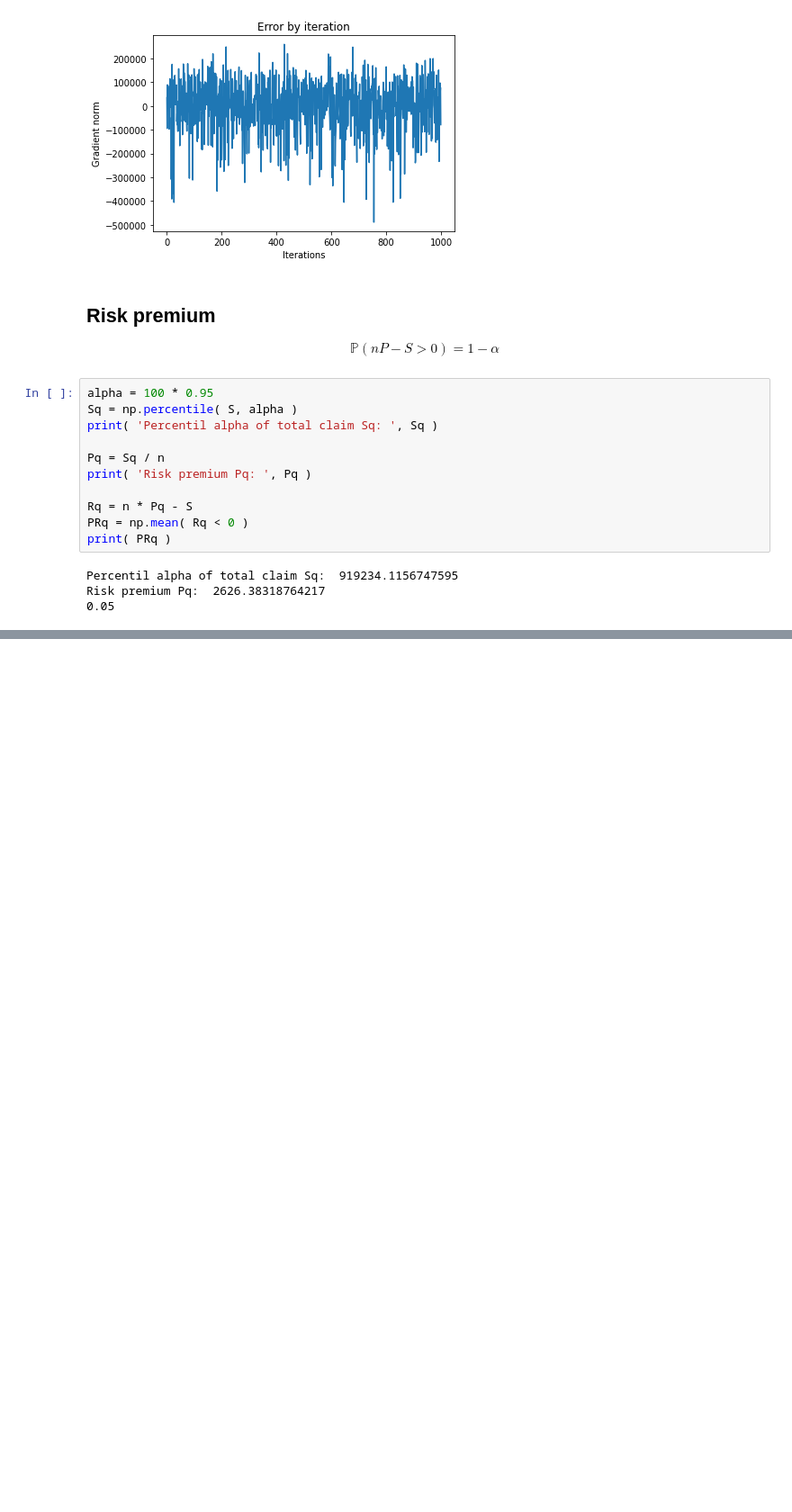
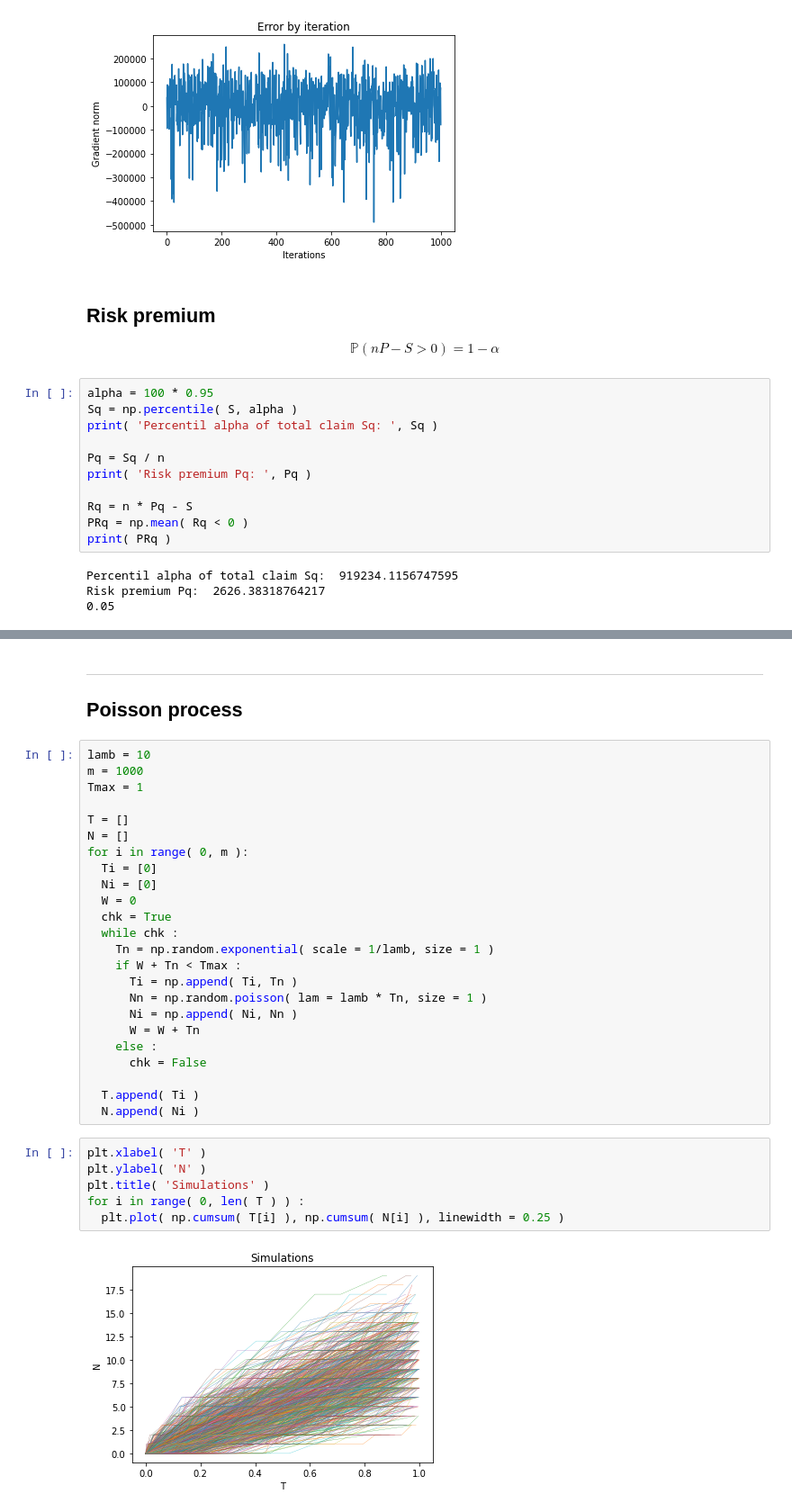
Before and after one commit to Geostatistic/actuarial_mathematics, a Jupyter notebook: jupyter/act_math_3.ipynb, the cells around one changed output, grey strips where cells are left out. Shown: that part at 90% size. Saved outputs shown, nothing was run; the diff lists cells and outputs as text; blank space fills up the shorter version.

```diff
--- a/jupyter/act_math_3.ipynb
+++ b/jupyter/act_math_3.ipynb
@@ -78,0 +74,35 @@ plt.plot( Rq )
+# %% [markdown]
+---
+## **Poisson process**
+# %%
+lamb = 10
+m = 1000
+Tmax = 1
+
+T = []
+N = []
+for i in range( 0, m ):
+  Ti = [0]
+  Ni = [0]
+  W = 0
+  chk = True
+  while chk :
+    Tn = np.random.exponential( scale = 1/lamb, size = 1 )
+    if W + Tn < Tmax :
+      Ti = np.append( Ti, Tn )
+      Nn = np.random.poisson( lam = lamb * Tn, size = 1 )
+      Ni = np.append( Ni, Nn )
+      W = W + Tn
+    else :
+      chk = False
+
+  T.append( Ti )
+  N.append( Ni )
+# %%
+plt.xlabel( 'T' )
+plt.ylabel( 'N' )
+plt.title( 'Simulations' )
+for i in range( 0, len( T ) ) :
+  plt.plot( np.cumsum( T[i] ), np.cumsum( N[i] ), linewidth = 0.25 )
+# %% [output]
+[figure, added]
```
Also changed, not shown: parts of 2 cells of this notebook, 2 other files.
